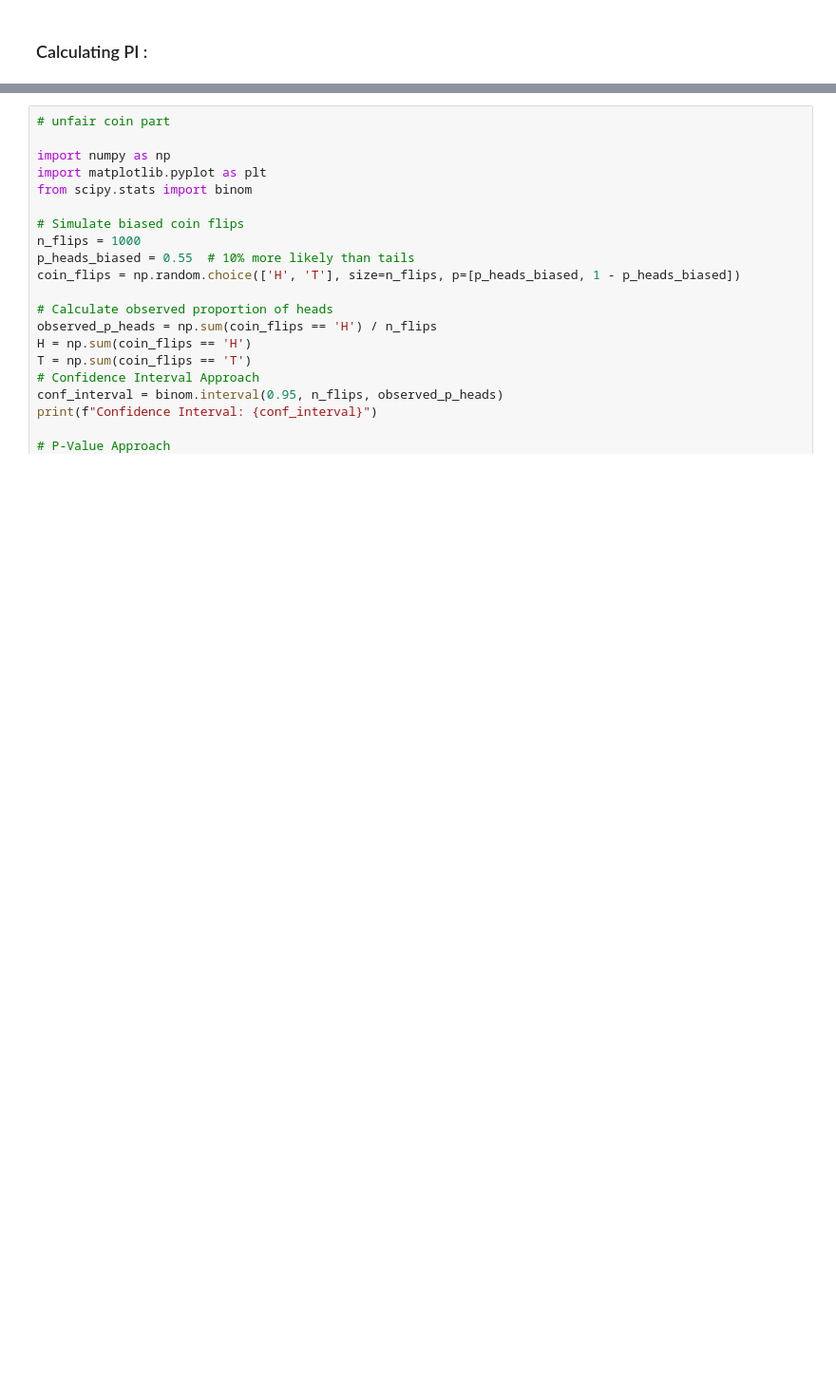
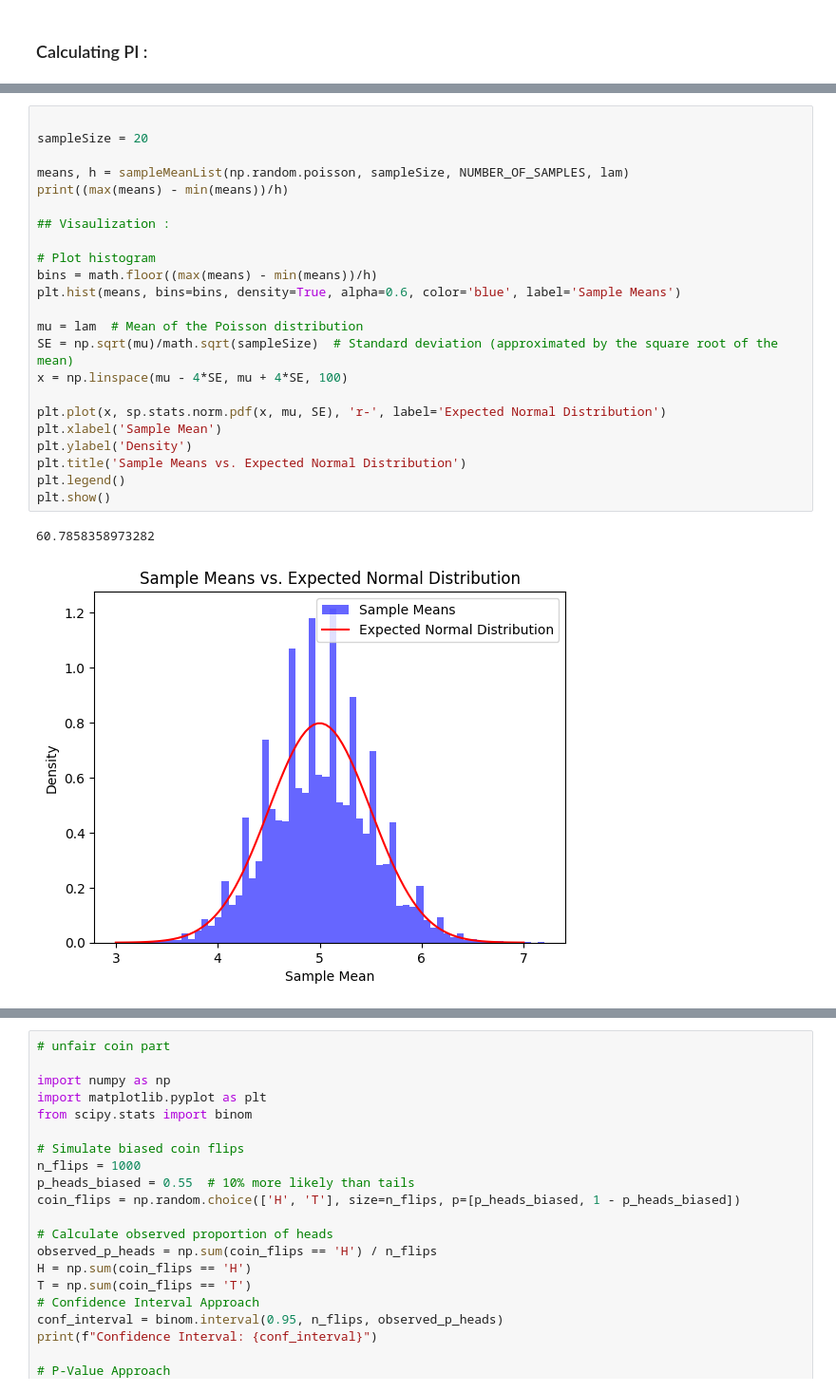
Before and after one commit to denezo/data-science-course, a Jupyter notebook: DS_CA1 (3).ipynb, the cells around one changed output, grey strips where cells are left out. Shown at 95% size. Drawn from its saved outputs; the diff is of its cells as text; blank space fills up the shorter version.

```diff
--- a/DS_CA1 (3).ipynb
+++ b/DS_CA1 (3).ipynb
@@ -197 +161,27 @@ plt.show()
+# %%
+
+sampleSize = 20
+
+means, h = sampleMeanList(np.random.poisson, sampleSize, NUMBER_OF_SAMPLES, lam)
+print((max(means) - min(means))/h)
+
+## Visaulization :
+
+# Plot histogram
+bins = math.floor((max(means) - min(means))/h)
+plt.hist(means, bins=bins, density=True, alpha=0.6, color='blue', label='Sample Means')
+
+mu = lam  # Mean of the Poisson distribution
+SE = np.sqrt(mu)/math.sqrt(sampleSize)  # Standard deviation (approximated by the square root of the mean)
+x = np.linspace(mu - 4*SE, mu + 4*SE, 100)
+
+plt.plot(x, sp.stats.norm.pdf(x, mu, SE), 'r-', label='Expected Normal Distribution')
+plt.xlabel('Sample Mean')
+plt.ylabel('Density')
+plt.title('Sample Means vs. Expected Normal Distribution')
+plt.legend()
+plt.show()
+# %% [output]
+60.7858358973282
+[figure, added]
 # %%
```
Also changed, not shown: parts of 21 cells of this notebook.
